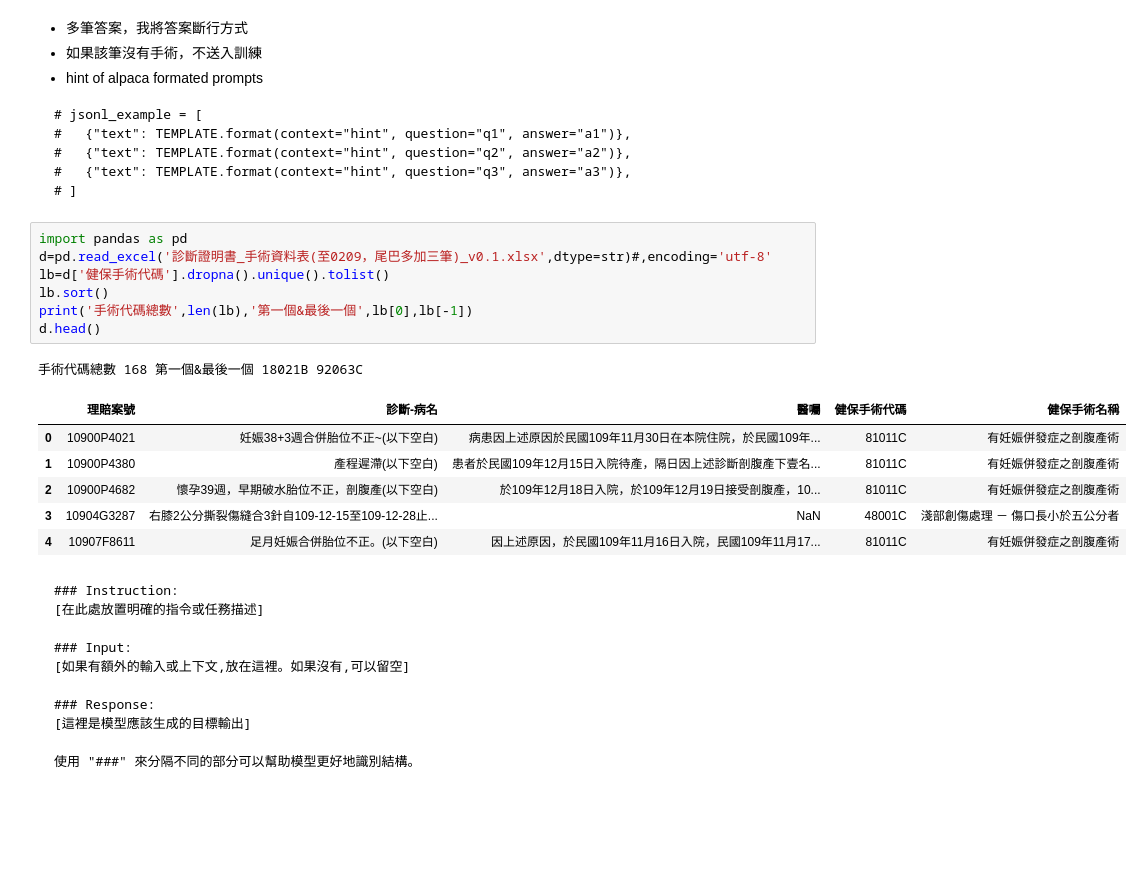
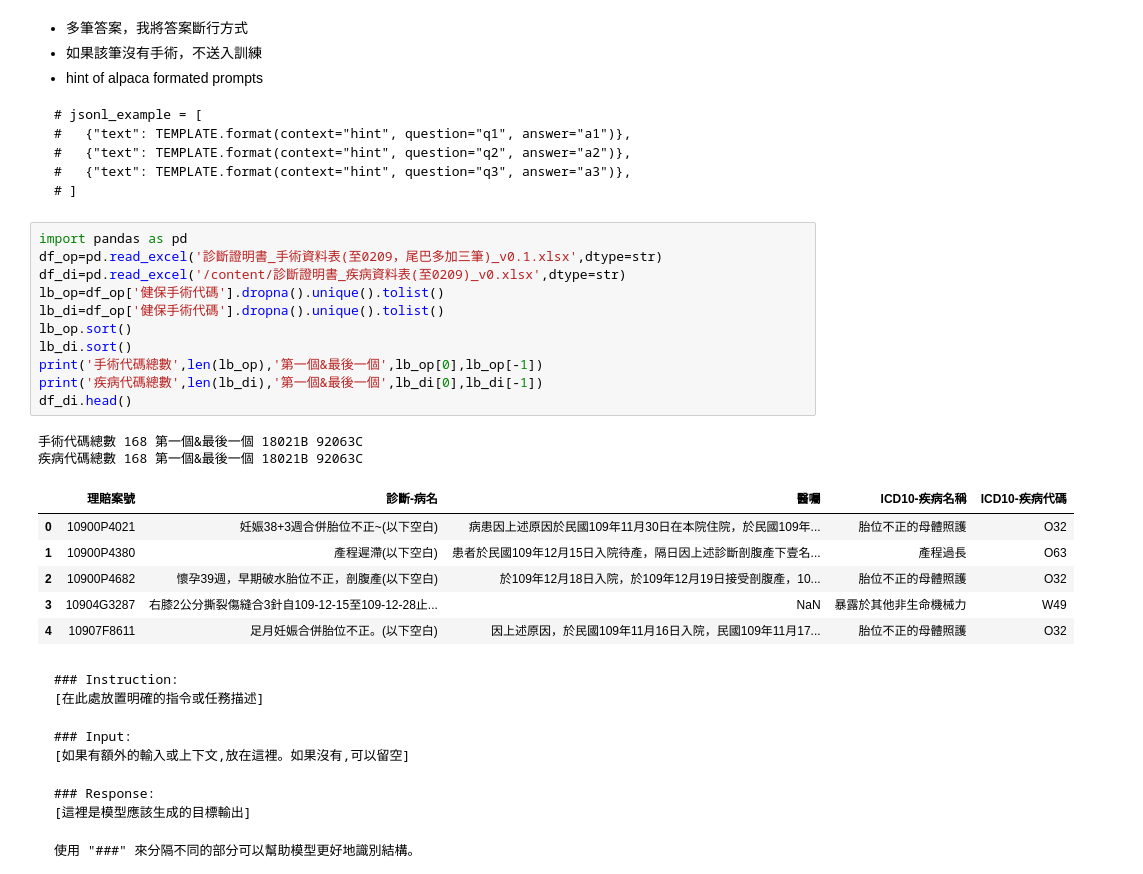
Before and after one commit to zhe0/prac, a Jupyter notebook: finetuning_llama3.1_on_classify_task.ipynb, the cells around one changed output. Cells and saved outputs as stored; diff of their text form; blank space fills up the shorter version.

````diff
--- a/finetuning_llama3.1_on_classify_task.ipynb
+++ b/finetuning_llama3.1_on_classify_task.ipynb
@@ -43,19 +41,24 @@ Login successful
 ```
 # %%
 import pandas as pd
-d=pd.read_excel('診斷證明書_手術資料表(至0209，尾巴多加三筆)_v0.1.xlsx',dtype=str)#,encoding='utf-8'
-lb=d['健保手術代碼'].dropna().unique().tolist()
-lb.sort()
-print('手術代碼總數',len(lb),'第一個&最後一個',lb[0],lb[-1])
-d.head()
+df_op=pd.read_excel('診斷證明書_手術資料表(至0209，尾巴多加三筆)_v0.1.xlsx',dtype=str)
+df_di=pd.read_excel('/content/診斷證明書_疾病資料表(至0209)_v0.xlsx',dtype=str)
+lb_op=df_op['健保手術代碼'].dropna().unique().tolist()
+lb_di=df_op['健保手術代碼'].dropna().unique().tolist()
+lb_op.sort()
+lb_di.sort()
+print('手術代碼總數',len(lb_op),'第一個&最後一個',lb_op[0],lb_op[-1])
+print('疾病代碼總數',len(lb_di),'第一個&最後一個',lb_di[0],lb_di[-1])
+df_di.head()
 # %% [output]
 手術代碼總數 168 第一個&最後一個 18021B 92063C
+疾病代碼總數 168 第一個&最後一個 18021B 92063C
-|  | 理賠案號 | 診斷-病名 | 醫囑 | 健保手術代碼 | 健保手術名稱 |
-| 0 | 10900P4021 | 妊娠38+3週合併胎位不正~(以下空白) | 病患因上述原因於民國109年11月30日在本院住院，於民國109年... | 81011C | 有妊娠併發症之剖腹產術 |
-| 1 | 10900P4380 | 產程遲滯(以下空白) | 患者於民國109年12月15日入院待產，隔日因上述診斷剖腹產下壹名... | 81011C | 有妊娠併發症之剖腹產術 |
-| 2 | 10900P4682 | 懷孕39週，早期破水胎位不正，剖腹產(以下空白) | 於109年12月18日入院，於109年12月19日接受剖腹產，10... | 81011C | 有妊娠併發症之剖腹產術 |
-| 3 | 10904G3287 | 右膝2公分撕裂傷縫合3針自109-12-15至109-12-28止... | NaN | 48001C | 淺部創傷處理 － 傷口長小於五公分者 |
-| 4 | 10907F8611 | 足月妊娠合併胎位不正。(以下空白) | 因上述原因，於民國109年11月16日入院，民國109年11月17... | 81011C | 有妊娠併發症之剖腹產術 |
+|  | 理賠案號 | 診斷-病名 | 醫囑 | ICD10-疾病名稱 | ICD10-疾病代碼 |
+| 0 | 10900P4021 | 妊娠38+3週合併胎位不正~(以下空白) | 病患因上述原因於民國109年11月30日在本院住院，於民國109年... | 胎位不正的母體照護 | O32 |
+| 1 | 10900P4380 | 產程遲滯(以下空白) | 患者於民國109年12月15日入院待產，隔日因上述診斷剖腹產下壹名... | 產程過長 | O63 |
+| 2 | 10900P4682 | 懷孕39週，早期破水胎位不正，剖腹產(以下空白) | 於109年12月18日入院，於109年12月19日接受剖腹產，10... | 胎位不正的母體照護 | O32 |
+| 3 | 10904G3287 | 右膝2公分撕裂傷縫合3針自109-12-15至109-12-28止... | NaN | 暴露於其他非生命機械力 | W49 |
+| 4 | 10907F8611 | 足月妊娠合併胎位不正。(以下空白) | 因上述原因，於民國109年11月16日入院，民國109年11月17... | 胎位不正的母體照護 | O32 |
 # %% [markdown]
 ```
 ### Instruction:
````
Also changed, not shown: parts of 6 cells of this notebook.
